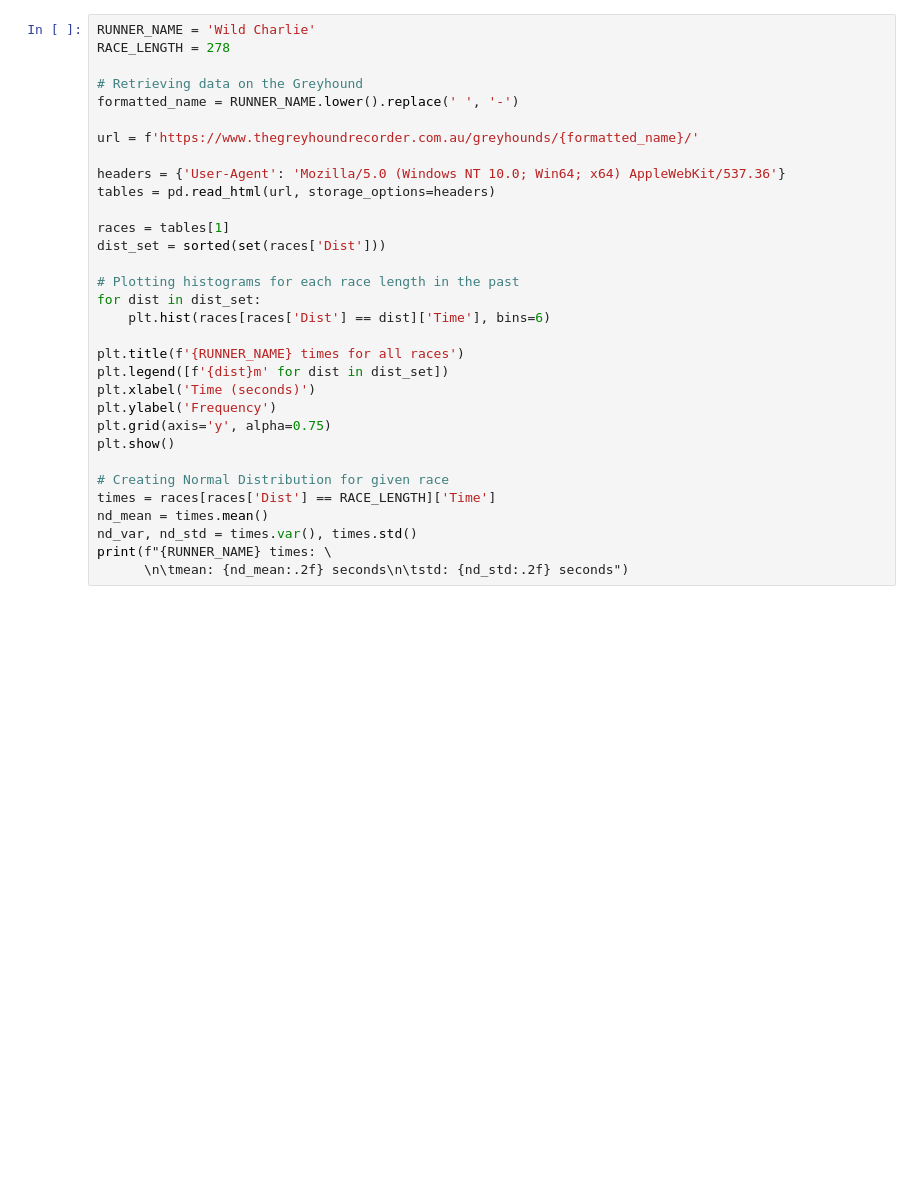
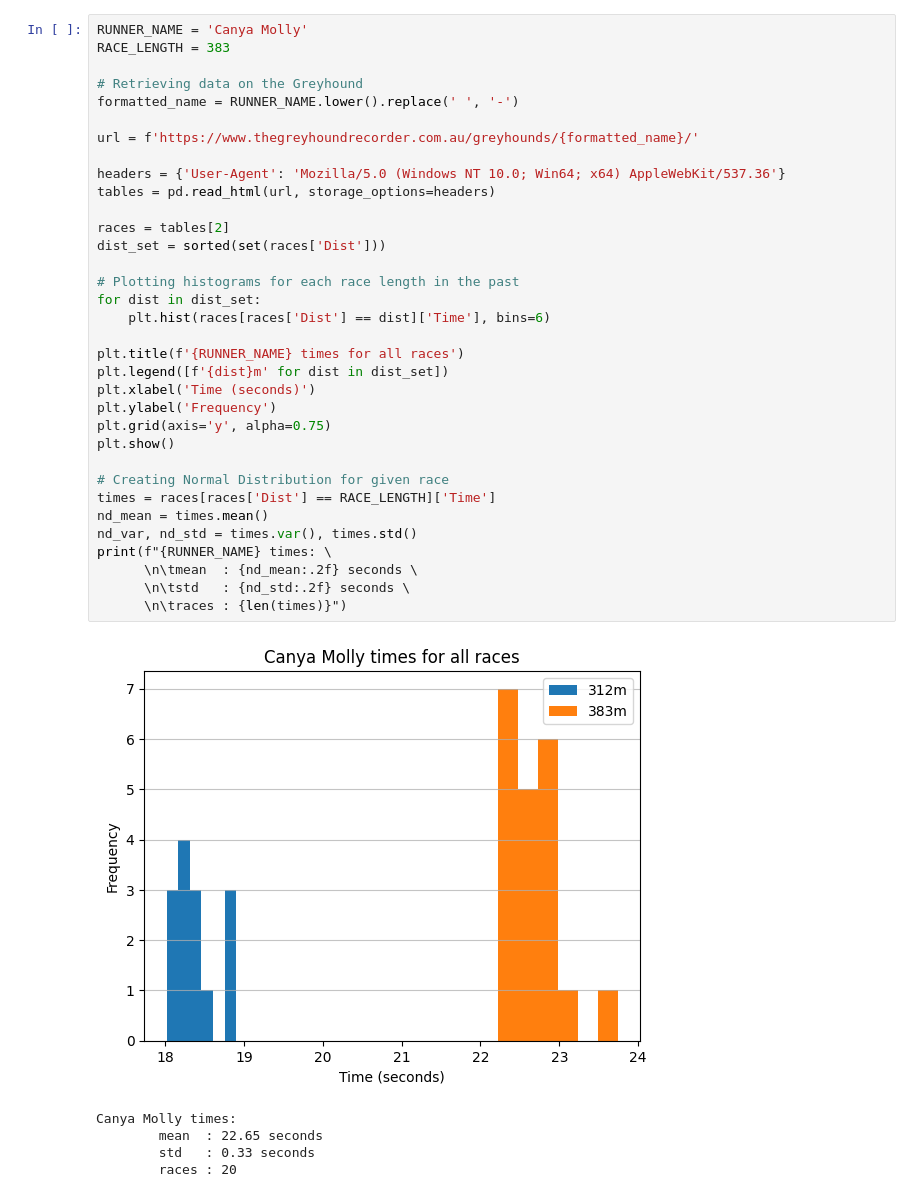
Before and after one commit to AkooshR/Greyhound-Racing-Model, a Jupyter notebook: main.ipynb, the cells around one changed output. Cells and saved outputs as stored; diff of their text form; blank space fills up the shorter version.

```diff
--- a/main.ipynb
+++ b/main.ipynb
@@ -36,32 +44,40 @@ print(f"{RUNNER_NAME} times: \
 # %%
-RUNNER_NAME = 'Wild Charlie'
-RACE_LENGTH = 278
+RUNNER_NAME = 'Canya Molly'
+RACE_LENGTH = 383
 
 # Retrieving data on the Greyhound
 formatted_name = RUNNER_NAME.lower().replace(' ', '-')
 
 url = f'https://www.thegreyhoundrecorder.com.au/greyhounds/{formatted_name}/'
 
 headers = {'User-Agent': 'Mozilla/5.0 (Windows NT 10.0; Win64; x64) AppleWebKit/537.36'}
 tables = pd.read_html(url, storage_options=headers)
 
-races = tables[1]
+races = tables[2]
 dist_set = sorted(set(races['Dist']))
 
 # Plotting histograms for each race length in the past
 for dist in dist_set:
     plt.hist(races[races['Dist'] == dist]['Time'], bins=6)
 
 plt.title(f'{RUNNER_NAME} times for all races')
 plt.legend([f'{dist}m' for dist in dist_set])
 plt.xlabel('Time (seconds)')
 plt.ylabel('Frequency')
 plt.grid(axis='y', alpha=0.75)
 plt.show()
 
 # Creating Normal Distribution for given race
 times = races[races['Dist'] == RACE_LENGTH]['Time']
 nd_mean = times.mean()
 nd_var, nd_std = times.var(), times.std()
 print(f"{RUNNER_NAME} times: \
-      \n\tmean: {nd_mean:.2f} seconds\n\tstd: {nd_std:.2f} seconds")
+      \n\tmean  : {nd_mean:.2f} seconds \
+      \n\tstd   : {nd_std:.2f} seconds \
+      \n\traces : {len(times)}")
+# %% [output]
+[figure, added]
+Canya Molly times:
+        mean  : 22.65 seconds
+        std   : 0.33 seconds
+        races : 20
```
Also changed, not shown: parts of 1 cell of this notebook.
